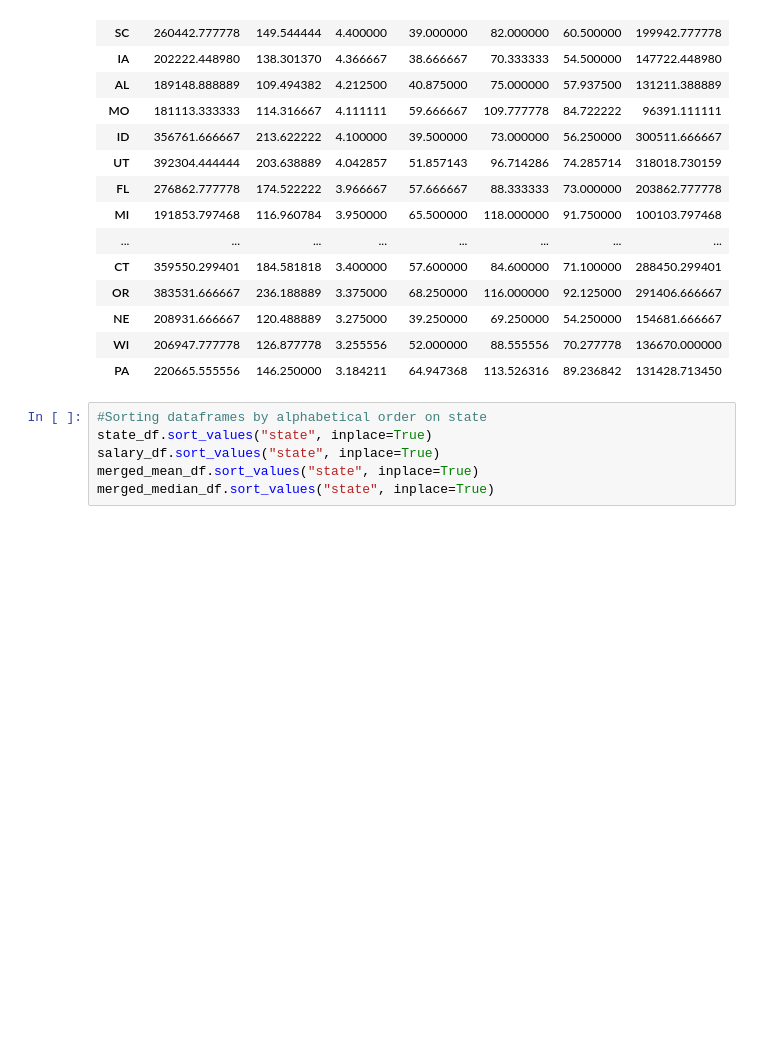
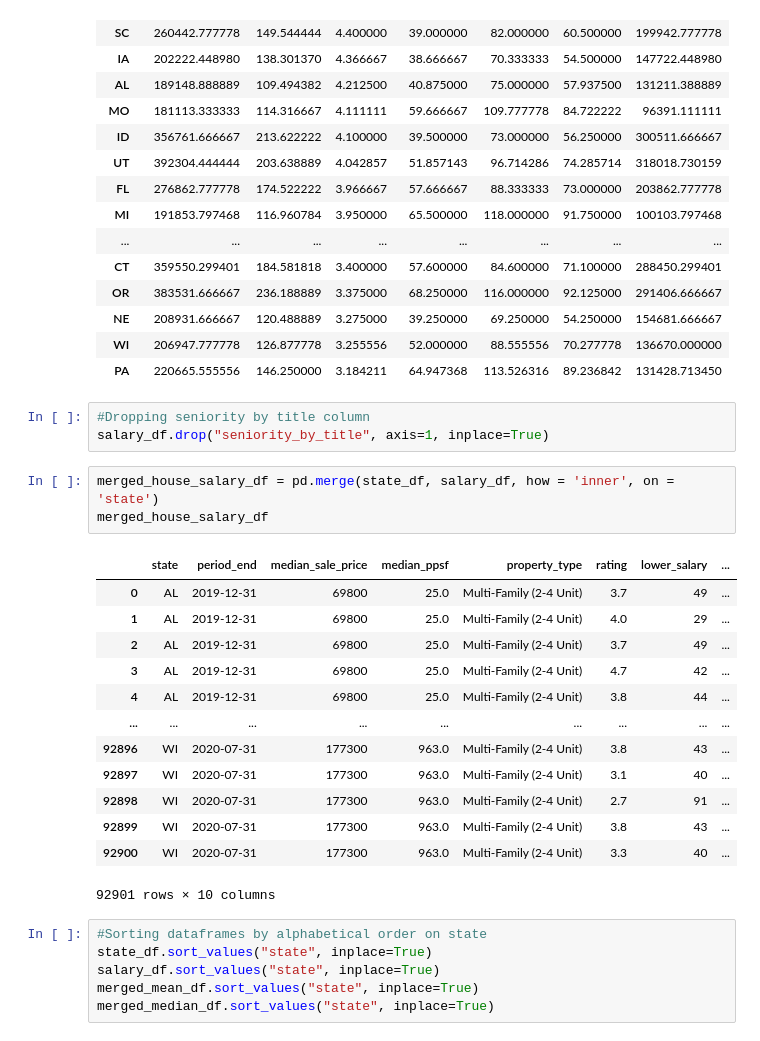
Before and after one commit to dtmurphy6/the_real_estate_agents, a Jupyter notebook: Code_Scripts/data_science_housing.ipynb, the cells around one changed output. Saved outputs shown, nothing was run; the diff lists cells and outputs as text; blank space fills up the shorter version.

```diff
--- a/Code_Scripts/data_science_housing.ipynb
+++ b/Code_Scripts/data_science_housing.ipynb
@@ -479,6 +523,26 @@ merged_mean_df.sort_values(by='rating', ascending=False)
 | NE | 208931.666667 | 120.488889 | 3.275000 | 39.250000 | 69.250000 | 54.250000 | 154681.666667 |
 | WI | 206947.777778 | 126.877778 | 3.255556 | 52.000000 | 88.555556 | 70.277778 | 136670.000000 |
 | PA | 220665.555556 | 146.250000 | 3.184211 | 64.947368 | 113.526316 | 89.236842 | 131428.713450 |
+# %%
+#Dropping seniority by title column
+salary_df.drop("seniority_by_title", axis=1, inplace=True)
+# %%
+merged_house_salary_df = pd.merge(state_df, salary_df, how = 'inner', on = 'state')
+merged_house_salary_df
+# %% [output]
+|  | state | period_end | median_sale_price | median_ppsf | property_type | rating | lower_salary | ... |
+| 0 | AL | 2019-12-31 | 69800 | 25.0 | Multi-Family (2-4 Unit) | 3.7 | 49 | ... |
+| 1 | AL | 2019-12-31 | 69800 | 25.0 | Multi-Family (2-4 Unit) | 4.0 | 29 | ... |
+| 2 | AL | 2019-12-31 | 69800 | 25.0 | Multi-Family (2-4 Unit) | 3.7 | 49 | ... |
+| 3 | AL | 2019-12-31 | 69800 | 25.0 | Multi-Family (2-4 Unit) | 4.7 | 42 | ... |
+| 4 | AL | 2019-12-31 | 69800 | 25.0 | Multi-Family (2-4 Unit) | 3.8 | 44 | ... |
+| ... | ... | ... | ... | ... | ... | ... | ... | ... |
+| 92896 | WI | 2020-07-31 | 177300 | 963.0 | Multi-Family (2-4 Unit) | 3.8 | 43 | ... |
+| 92897 | WI | 2020-07-31 | 177300 | 963.0 | Multi-Family (2-4 Unit) | 3.1 | 40 | ... |
+| 92898 | WI | 2020-07-31 | 177300 | 963.0 | Multi-Family (2-4 Unit) | 2.7 | 91 | ... |
+| 92899 | WI | 2020-07-31 | 177300 | 963.0 | Multi-Family (2-4 Unit) | 3.8 | 43 | ... |
+| 92900 | WI | 2020-07-31 | 177300 | 963.0 | Multi-Family (2-4 Unit) | 3.3 | 40 | ... |
+92901 rows × 10 columns
 # %%
 #Sorting dataframes by alphabetical order on state
 state_df.sort_values("state", inplace=True)
```
Also changed, not shown: parts of 4 cells of this notebook.
